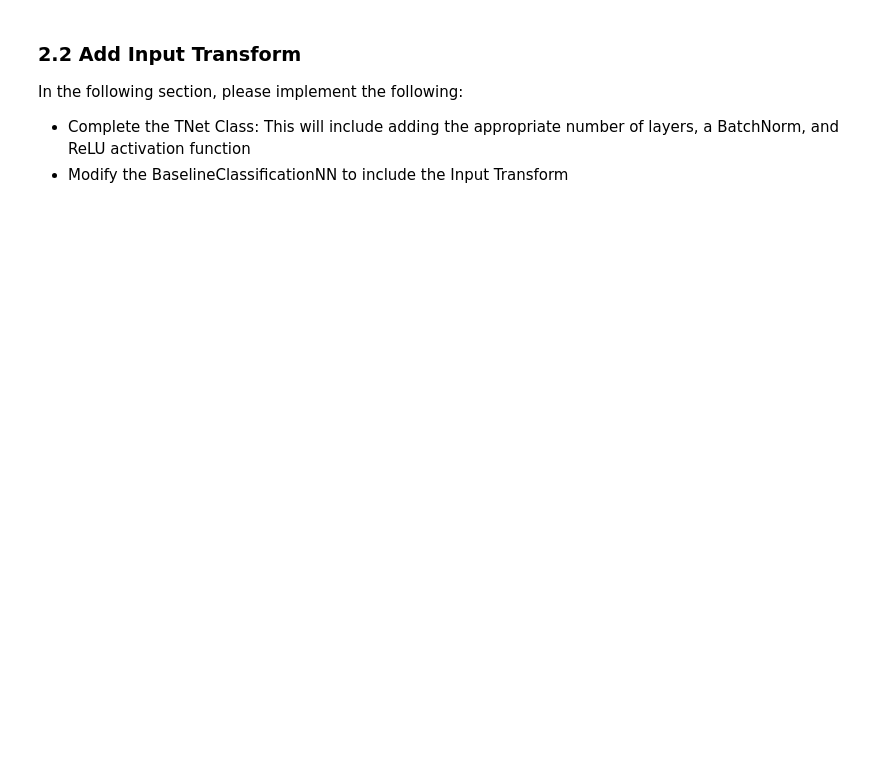
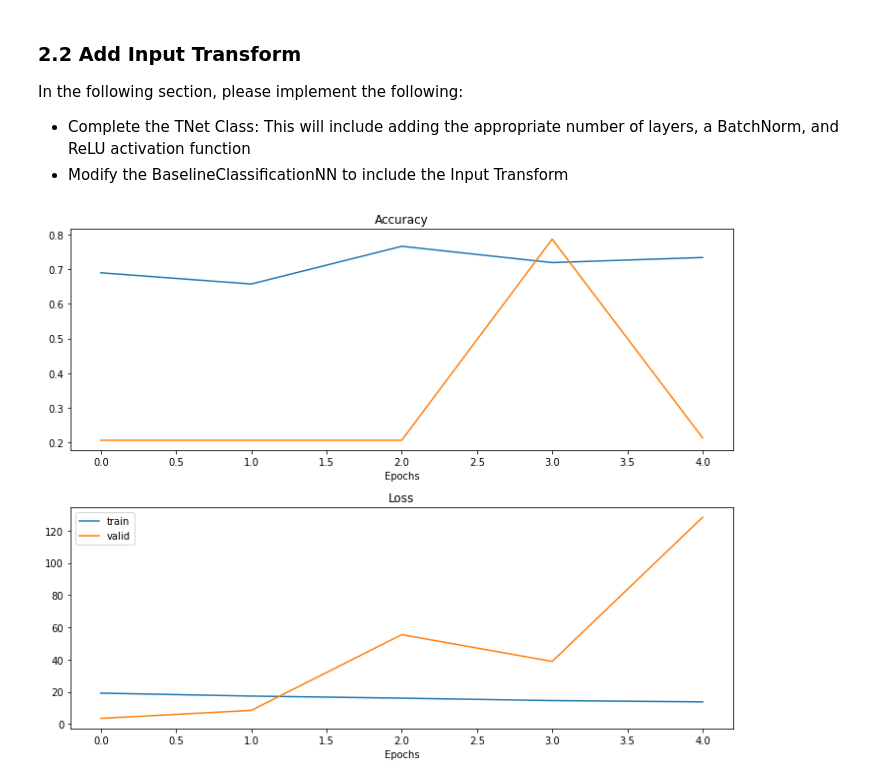
Before and after one commit to leonardwei2023/cs182-proj, a Jupyter notebook: PointNetHW.ipynb, the cells around one changed output. Saved outputs shown, nothing was run; the diff lists cells and outputs as text; code cells hidden in the pictures; blank space fills up the shorter version.

```diff
--- a/PointNetHW.ipynb
+++ b/PointNetHW.ipynb
@@ -236,10 +264,9 @@ class InputTransformClassificationNN(nn.Module):
     def predict(self, x):
         return self.forward(x)[0]
 # %%
-input_transform_model = InputTransformClassificationNN(10)
+input_transform_model = InputTransformClassificationNN(num_classes)
 lr = 0.0001
-epochs = 1
 device = 'cpu'
 
 optimizer = torch.optim.Adam(input_transform_model.parameters(), lr=lr)
-train(input_transform_model, trainset, validset, optimizer, epochs=epochs, device=device)
+input_train_losses, input_valid_losses, input_train_accs, input_valid_accs = train(input_transform_model, trainset, validset, optimizer, epochs=epochs, device=device)
@@ -251,0 +273,4 @@ In the following section, please implement the following:
+# %%
+plot_charts(input_train_accs, input_train_losses, input_valid_accs, input_valid_losses)
+# %% [output]
+[figure, added]
```
Also changed, not shown: parts of 21 cells of this notebook.
